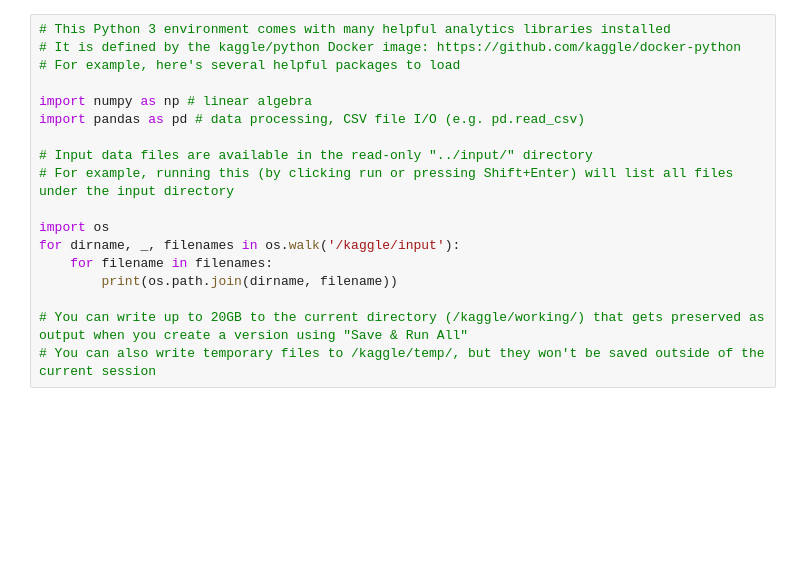
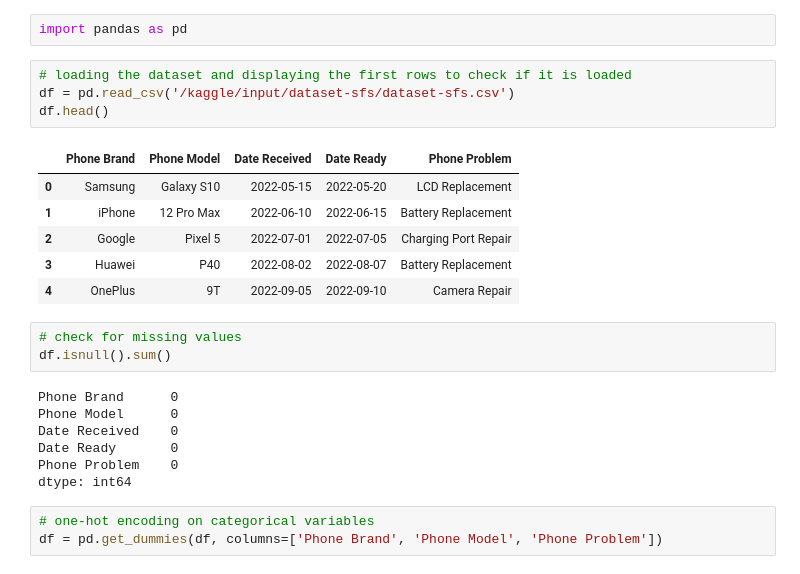
Before and after one commit to nikolamurgo/phone-repair-estimation, a Jupyter notebook: phone-repair-estimation.ipynb, the cells around one changed output. Cells and saved outputs as stored; diff of their text form; blank space fills up the shorter version.

Commit message:
load dataset, search missing values, first steps of data preprocessing

```diff
--- a/phone-repair-estimation.ipynb
+++ b/phone-repair-estimation.ipynb
@@ -1,18 +1,26 @@
-# %%
-# This Python 3 environment comes with many helpful analytics libraries installed
-# It is defined by the kaggle/python Docker image: https://github.com/kaggle/docker-python
-# For example, here's several helpful packages to load
-
-import numpy as np # linear algebra
-import pandas as pd # data processing, CSV file I/O (e.g. pd.read_csv)
-
-# Input data files are available in the read-only "../input/" directory
-# For example, running this (by clicking run or pressing Shift+Enter) will list all files under the input directory
-
-import os
-for dirname, _, filenames in os.walk('/kaggle/input'):
-    for filename in filenames:
-        print(os.path.join(dirname, filename))
-
-# You can write up to 20GB to the current directory (/kaggle/working/) that gets preserved as output when you create a version using "Save & Run All"
-# You can also write temporary files to /kaggle/temp/, but they won't be saved outside of the current session
+# %%
+import pandas as pd
+# %%
+# loading the dataset and displaying the first rows to check if it is loaded
+df = pd.read_csv('/kaggle/input/dataset-sfs/dataset-sfs.csv')
+df.head()
+# %% [output]
+|  | Phone Brand | Phone Model | Date Received | Date Ready | Phone Problem |
+| 0 | Samsung | Galaxy S10 | 2022-05-15 | 2022-05-20 | LCD Replacement |
+| 1 | iPhone | 12 Pro Max | 2022-06-10 | 2022-06-15 | Battery Replacement |
+| 2 | Google | Pixel 5 | 2022-07-01 | 2022-07-05 | Charging Port Repair |
+| 3 | Huawei | P40 | 2022-08-02 | 2022-08-07 | Battery Replacement |
+| 4 | OnePlus | 9T | 2022-09-05 | 2022-09-10 | Camera Repair |
+# %%
+# check for missing values
+df.isnull().sum()
+# %% [output]
+Phone Brand      0
+Phone Model      0
+Date Received    0
+Date Ready       0
+Phone Problem    0
+dtype: int64
+# %%
+# one-hot encoding on categorical variables
+df = pd.get_dummies(df, columns=['Phone Brand', 'Phone Model', 'Phone Problem'])
```
Also changed, not shown: parts of 5 cells of this notebook.
